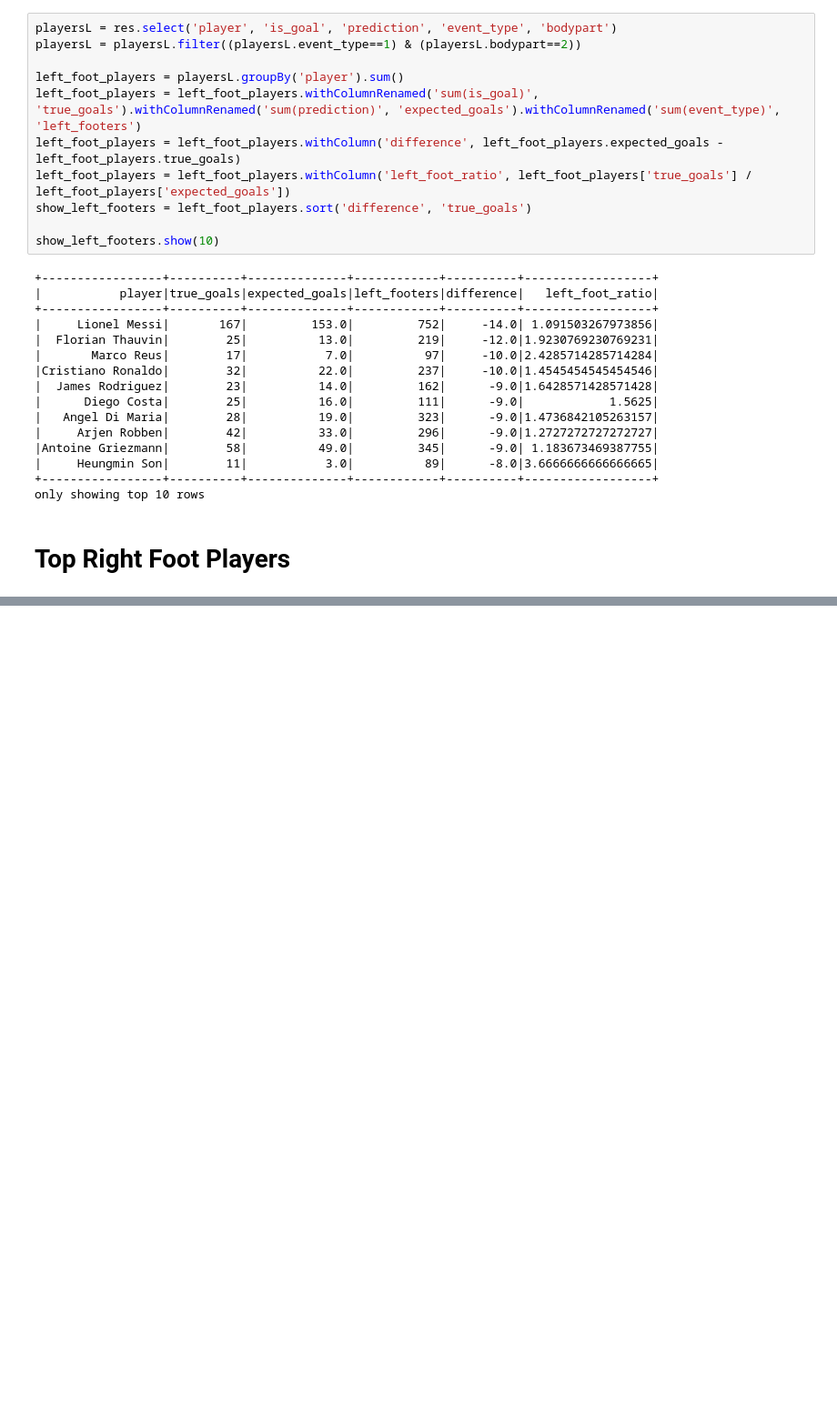
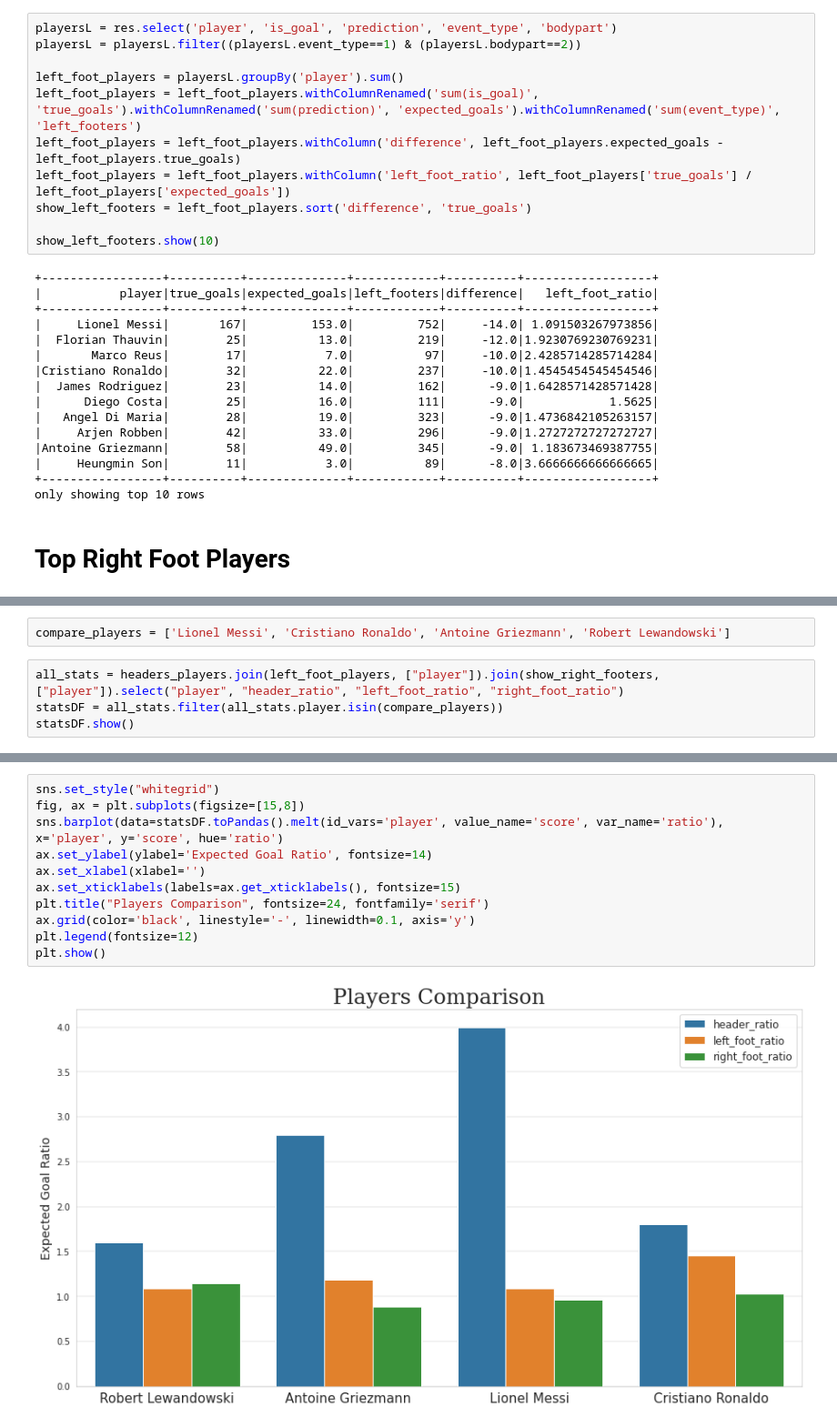
Before and after one commit to asheshd/DES-Project-xG-PySpark-ML, a Jupyter notebook: Expected_Goals_Analysis_with_PySpark_DES_Project.ipynb, the cells around one changed output, grey strips where cells are left out. Shown: that part at 91% size. Saved outputs shown, nothing was run; the diff lists cells and outputs as text; blank space fills up the shorter version.

Commit message:
Completed top Players comparison. Add a bar chart for top players.

```diff
--- a/Expected_Goals_Analysis_with_PySpark_DES_Project.ipynb
+++ b/Expected_Goals_Analysis_with_PySpark_DES_Project.ipynb
@@ -691,0 +704,6 @@ only showing top 10 rows
+# %%
+compare_players = ['Lionel Messi', 'Cristiano Ronaldo', 'Antoine Griezmann', 'Robert Lewandowski']
+# %%
+all_stats = headers_players.join(left_foot_players, ["player"]).join(show_right_footers, ["player"]).select("player", "header_ratio", "left_foot_ratio", "right_foot_ratio")
+statsDF = all_stats.filter(all_stats.player.isin(compare_players))
+statsDF.show()
@@ -691,0 +719,13 @@ only showing top 10 rows
+# %%
+sns.set_style("whitegrid")
+fig, ax = plt.subplots(figsize=[15,8])
+sns.barplot(data=statsDF.toPandas().melt(id_vars='player', value_name='score', var_name='ratio'), x='player', y='score', hue='ratio')
+ax.set_ylabel(ylabel='Expected Goal Ratio', fontsize=14)
+ax.set_xlabel(xlabel='')
+ax.set_xticklabels(labels=ax.get_xticklabels(), fontsize=15)
+plt.title("Players Comparison", fontsize=24, fontfamily='serif')
+ax.grid(color='black', linestyle='-', linewidth=0.1, axis='y')
+plt.legend(fontsize=12)
+plt.show()
+# %% [output]
+[figure, added]
```
Also changed, not shown: parts of 13 cells of this notebook.
